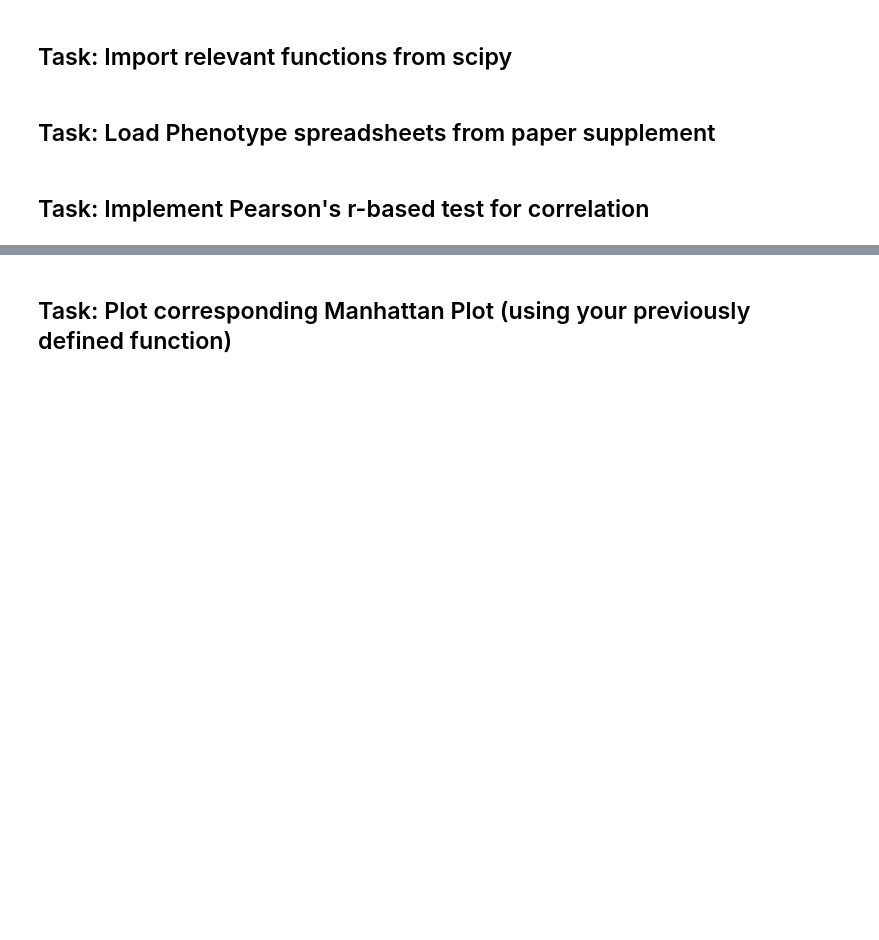
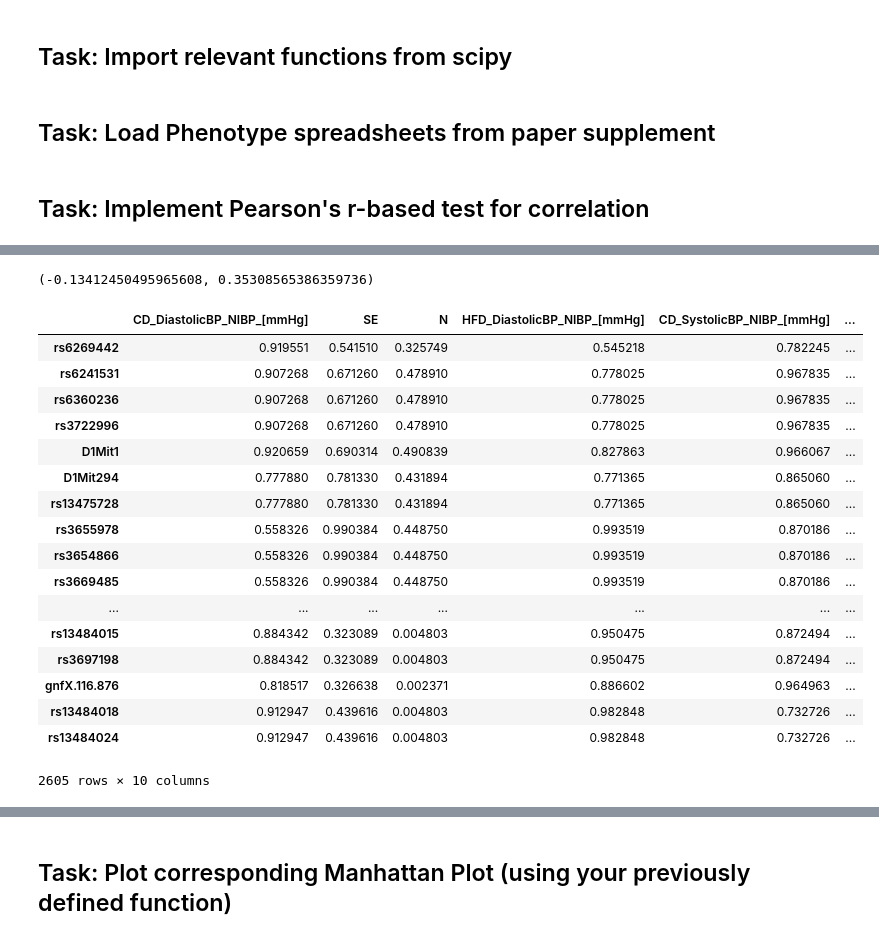
Before and after one commit to lucass122/Integrated_Bioinformatics, a Jupyter notebook: notebooks/Day3_GWAS_part1.ipynb, the cells around one changed output, grey strips where cells are left out. Saved outputs shown, nothing was run; the diff lists cells and outputs as text; code cells hidden in the pictures; blank space fills up the shorter version.

Commit message:
added analysis of multiple traits

```diff
--- a/notebooks/Day3_GWAS_part1.ipynb
+++ b/notebooks/Day3_GWAS_part1.ipynb
@@ -620,2 +594,0 @@ strain = strain.drop(['Chr','Locus','cM','Mb'])
-# %%
-pheno.columns=["HFD_Amylase","Locus"]
@@ -650,0 +595,10 @@ sts.pearsonr(merged['HFD_Amylase'],merged['rs6232550'])
+# %%
+for column in geno:
+       if column.startswith('BXD'):
+           geno[column] = geno[column].replace({"B":0,"H":1,"D":2,"U":np.nan})
+geno = geno.set_index(geno['Locus'])
+geno = geno.dropna()
+# %%
+pearsonR(geno,phenotype_spread,"rs6232550","Biochemistry","HFD_Amylase_[U/L]")
+# %% [output]
+(-0.13412450495965608, 0.35308565386359736)
@@ -650,0 +630,21 @@ sts.pearsonr(merged['HFD_Amylase'],merged['rs6232550'])
+# %%
+def associationTests(genotype_df,phenotype_spread,spreadsheet):
+    traits = []
+    snps = []
+    pvalues_list = []
+    pvalues_dataframe = pd.DataFrame()
+    for trait in phenotype_spread[spreadsheet]:
+        if (trait.startswith('CD_') or trait.startswith('HFD_')) :
+            traits.append(trait)
+    for snp in geno['Locus']:
+        snps.append(snp)
+    for trait in traits:
+        pvalues_list=[]
+        for snp in snps:
+            _,pvalue = pearsonR(genotype_df,phenotype_spread,snp,spreadsheet,trait)
+            pvalues_list.append(pvalue)
+        pvalues_dataframe[trait] = pvalues_list
+    pvalues_dataframe.index = snps
+    return pvalues_dataframe
+# %%
+results_OGTT = associationTests(geno,phenotype_spread,"NIBP")
@@ -650,0 +653,21 @@ sts.pearsonr(merged['HFD_Amylase'],merged['rs6232550'])
+# %%
+results_OGTT.join(geno[['Mb','Chr']])
+# %% [output]
+|  | CD_DiastolicBP_NIBP_[mmHg] | SE | N | HFD_DiastolicBP_NIBP_[mmHg] | CD_SystolicBP_NIBP_[mmHg] | ... |
+| rs6269442 | 0.919551 | 0.541510 | 0.325749 | 0.545218 | 0.782245 | ... |
+| rs6241531 | 0.907268 | 0.671260 | 0.478910 | 0.778025 | 0.967835 | ... |
+| rs6360236 | 0.907268 | 0.671260 | 0.478910 | 0.778025 | 0.967835 | ... |
+| rs3722996 | 0.907268 | 0.671260 | 0.478910 | 0.778025 | 0.967835 | ... |
+| D1Mit1 | 0.920659 | 0.690314 | 0.490839 | 0.827863 | 0.966067 | ... |
+| D1Mit294 | 0.777880 | 0.781330 | 0.431894 | 0.771365 | 0.865060 | ... |
+| rs13475728 | 0.777880 | 0.781330 | 0.431894 | 0.771365 | 0.865060 | ... |
+| rs3655978 | 0.558326 | 0.990384 | 0.448750 | 0.993519 | 0.870186 | ... |
+| rs3654866 | 0.558326 | 0.990384 | 0.448750 | 0.993519 | 0.870186 | ... |
+| rs3669485 | 0.558326 | 0.990384 | 0.448750 | 0.993519 | 0.870186 | ... |
+| ... | ... | ... | ... | ... | ... | ... |
+| rs13484015 | 0.884342 | 0.323089 | 0.004803 | 0.950475 | 0.872494 | ... |
+| rs3697198 | 0.884342 | 0.323089 | 0.004803 | 0.950475 | 0.872494 | ... |
+| gnfX.116.876 | 0.818517 | 0.326638 | 0.002371 | 0.886602 | 0.964963 | ... |
+| rs13484018 | 0.912947 | 0.439616 | 0.004803 | 0.982848 | 0.732726 | ... |
+| rs13484024 | 0.912947 | 0.439616 | 0.004803 | 0.982848 | 0.732726 | ... |
+2605 rows × 10 columns
```
Also changed, not shown: parts of 26 cells of this notebook.
